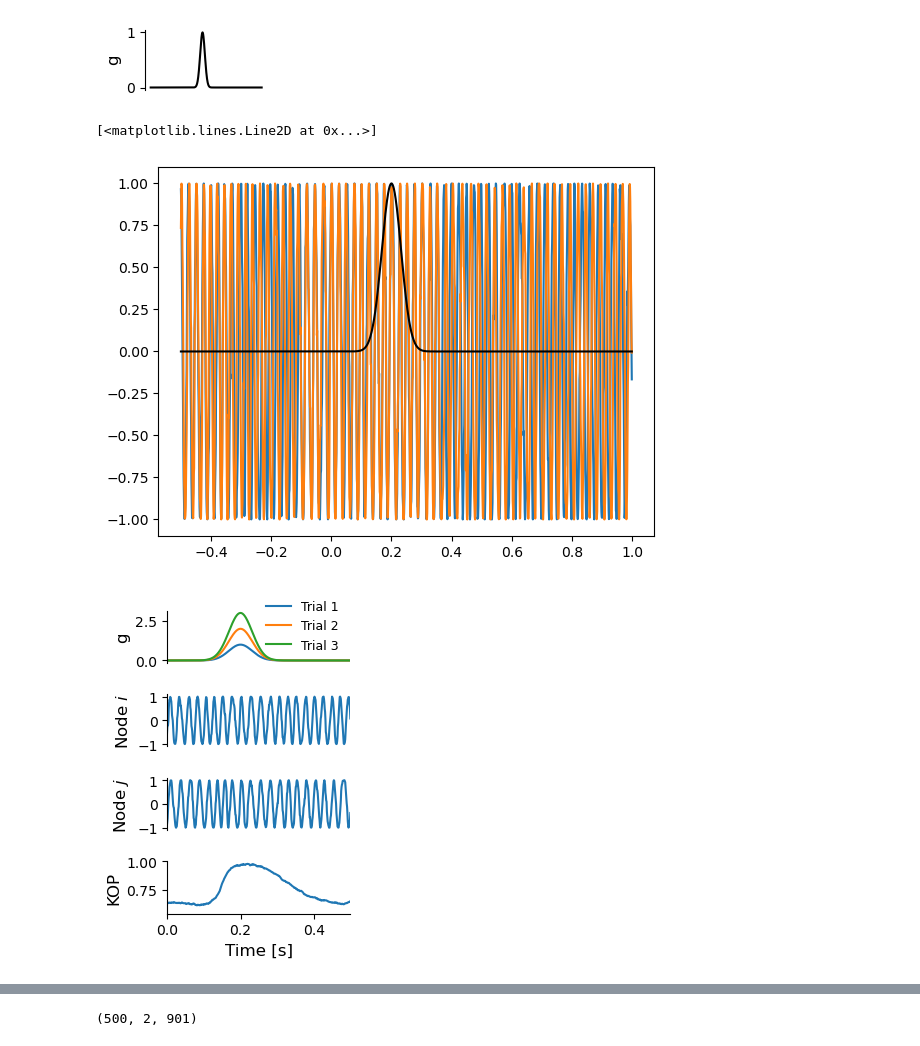
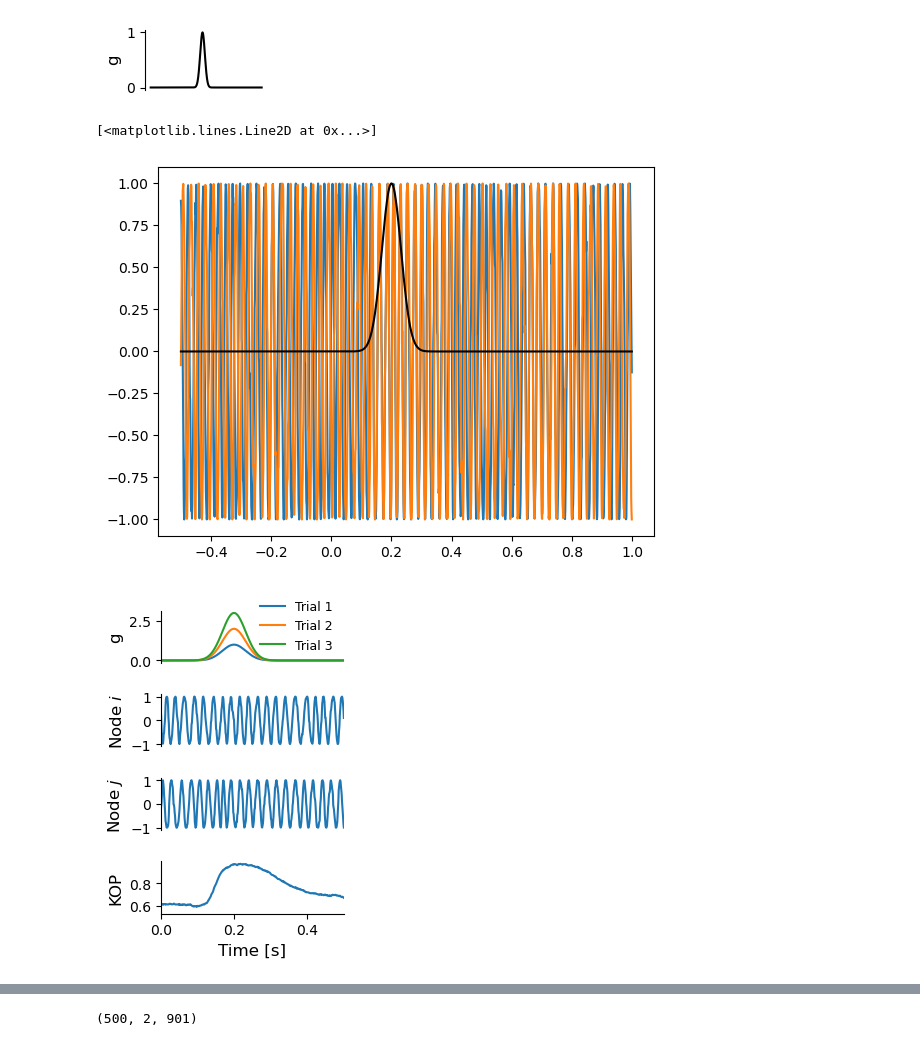
Before and after one commit to ViniciusLima94/phase_amplitude_encoding, a Jupyter notebook: notebooks/Figure1.ipynb, the cells around one changed output, grey strips where cells are left out. Drawn from its saved outputs; the diff is of its cells as text; code cells hidden in the pictures.

```diff
--- a/notebooks/Figure1.ipynb
+++ b/notebooks/Figure1.ipynb
@@ -47,7 +47,15 @@ data = []
 for trial in tqdm(range(ntrials)):
     data += [
         simulate_kuramoto(
-            10 * A, coupling * CS[trial], f, fs, beta, T, seed=seeds[trial], decim=1
+            10 * A,
+            np.zeros_like(A),
+            coupling * CS[trial],
+            f,
+            fs,
+            beta,
+            T,
+            seed=seeds[trial],
+            decim=1,
         )
     ]
 # %%
@@ -66,51 +74,50 @@ plt.savefig("figures/coupling_strength.pdf")
 # %% [output]
 [figure]
 # %%
-
 plt.plot(time[::1], data[-1].real.T)
 plt.plot(time, coupling, "k")
 # %% [output]
 [<matplotlib.lines.Line2D at 0x...>]
-[figure, old version]
+[figure, new version]
 # %%
 h = scipy.signal.hilbert(np.stack(data).real, axis=2)
 # %%
-plt.figure(figsize=(6 / 2.54, 10  /2.54))
+plt.figure(figsize=(6 / 2.54, 10 / 2.54))
 ax = plt.subplot(411)
-[plt.plot(time, coupling * i) for i in [1, 2, 3] ]
+[plt.plot(time, coupling * i) for i in [1, 2, 3]]
 [ax.spines[key].set_visible(False) for key in ["top", "right", "bottom"]]
 plt.legend(["Trial 1", "Trial 2", "Trial 3"], fontsize=9, frameon=False)
 plt.xticks([])
 plt.ylabel("g", fontsize=12)
 plt.xlim(0, 0.5)
 
 ax = plt.subplot(412)
 plt.plot(time[::1], data[250].real.T[:, 0])
 plt.xlim(0, 0.5)
 plt.xticks([])
 [ax.spines[key].set_visible(False) for key in ["top", "right", "bottom"]]
 plt.ylabel("Node $i$", fontsize=12)
 
 
 ax = plt.subplot(413)
 plt.plot(time[::1], data[250].real.T[:, 1])
 plt.xlim(0, 0.5)
 plt.xticks([])
 [ax.spines[key].set_visible(False) for key in ["top", "right", "bottom"]]
 plt.ylabel("Node $j$", fontsize=12)
 
 ax = plt.subplot(414)
 plt.plot(time[::1], np.abs(h.mean(1)).mean(0))
 [ax.spines[key].set_visible(False) for key in ["top", "right"]]
 plt.xlabel("Time [s]", fontsize=12)
 plt.ylabel("KOP", fontsize=12)
 plt.xlim(0, 0.5)
 
-plt.subplots_adjust(hspace=.6)
+plt.subplots_adjust(hspace=0.6)
 
 plt.savefig("figures/coupling_strength_kop.pdf")
 # %% [output]
-[figure, old version]
+[figure, new version]
 # %%
 freqs = np.linspace(0.1, 80, 50)
 W = tfr_array_morlet(
```
Also changed, not shown: parts of 5 cells of this notebook, 11 other files.
